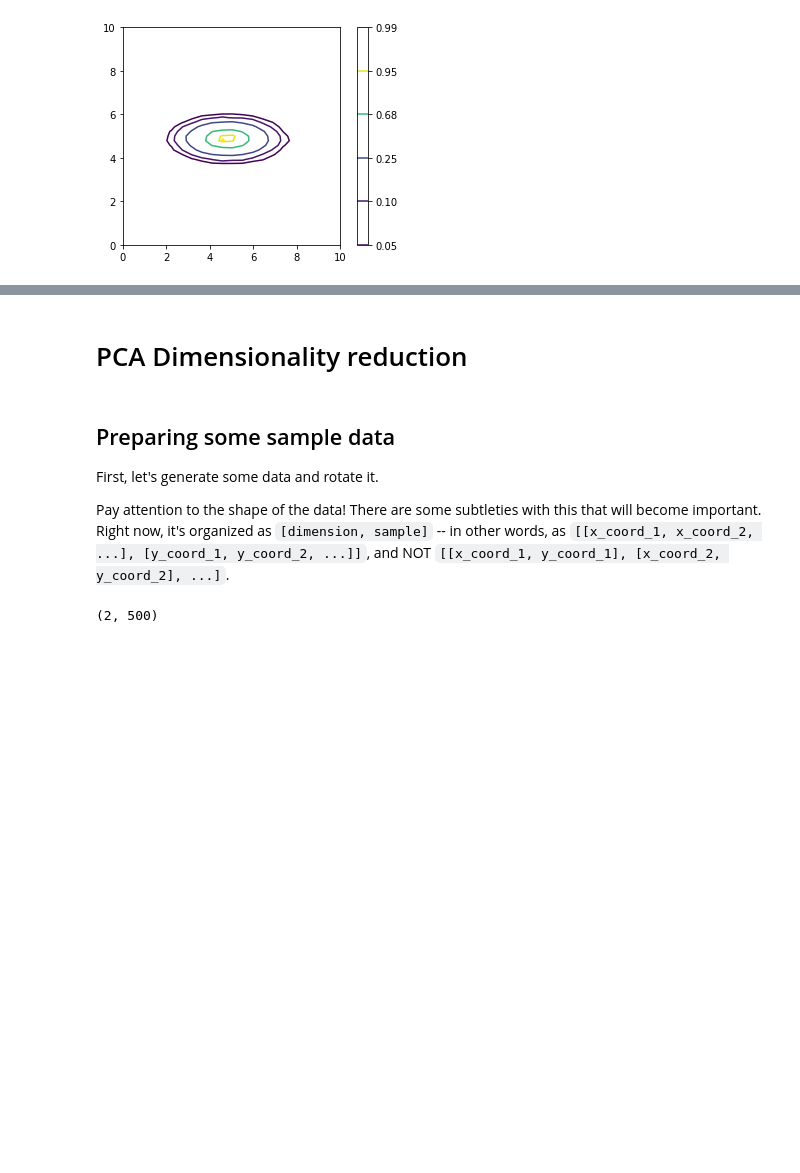
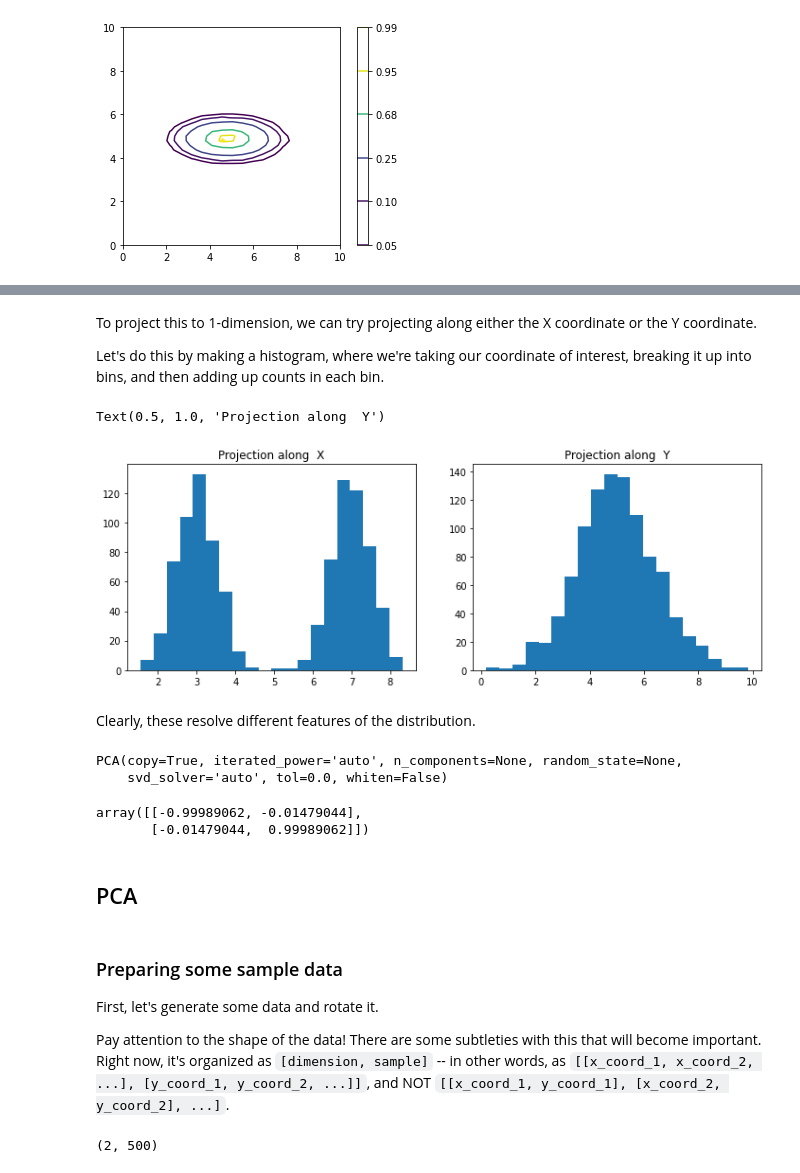
Before and after one commit to ZuckermanLab/T32_Nanocourse, a Jupyter notebook: ProbabilityEtc.ipynb, the cells around one changed output, grey strips where cells are left out. Saved outputs shown, nothing was run; the diff lists cells and outputs as text; code cells hidden in the pictures; blank space fills up the shorter version.

```diff
--- a/ProbabilityEtc.ipynb
+++ b/ProbabilityEtc.ipynb
@@ -264,7 +290,35 @@ plt.ylim(0, 10)
+# %% [markdown]
+To project this to 1-dimension,  we can try projecting along either  the X coordinate or the Y coordinate.
+
+Let's do this by making a histogram, where we're taking our coordinate of interest, breaking it  up into bins, and then adding up counts in each bin.
+# %%
+fig, ax = plt.subplots(nrows=1, ncols=2, figsize=(12,4))
+
+ax[0].hist(x_data, bins=20)
+ax[0].set_title('Projection along  X')
+
+ax[1].hist(y_data, bins=20)
+ax[1].set_title('Projection along  Y')
+# %% [output]
+Text(0.5, 1.0, 'Projection along  Y')
+[figure, added]
+# %% [markdown]
+Clearly, these resolve different features of the distribution.
+# %%
+pca = PCA()
+pca.fit(np.array([x_data, y_data]).T)
+# %% [output]
+PCA(copy=True, iterated_power='auto', n_components=None, random_state=None,
+    svd_solver='auto', tol=0.0, whiten=False)
+# %%
+pca.components_
+# %% [output]
+array([[-0.99989062, -0.01479044],
+       [-0.01479044,  0.99989062]])
 # %% [markdown]
-# PCA Dimensionality reduction
+## PCA
 # %% [markdown]
-## Preparing some sample data
+### Preparing some sample data
 
 First, let's generate some data and rotate it.
 
```
Also changed, not shown: parts of 31 cells of this notebook.
